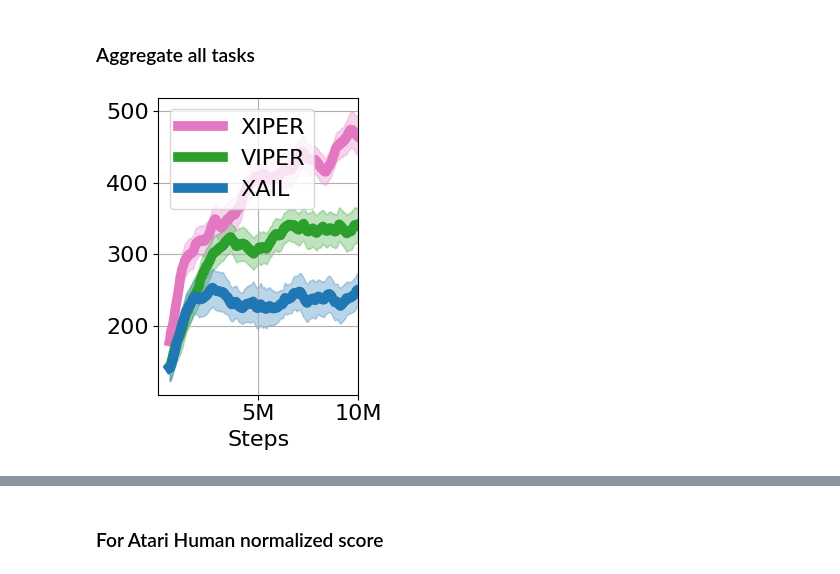
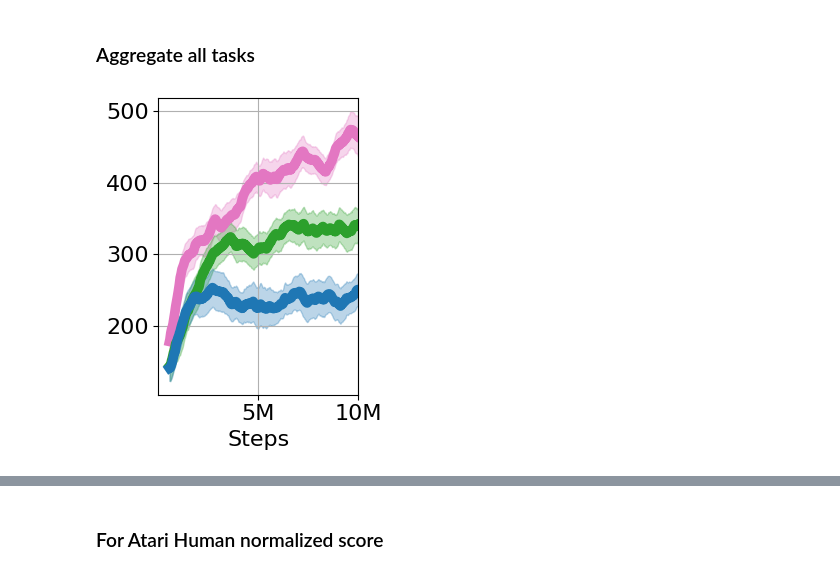
Before and after one commit to yangzhao-666/xiper, a Jupyter notebook: plot.ipynb, the cells around one changed output, grey strips where cells are left out. Cells and saved outputs as stored; diff of their text form; code cells hidden in the pictures.

```diff
--- a/plot.ipynb
+++ b/plot.ipynb
@@ -713,7 +713,7 @@ def aggregate_across_tasks(agent_task_folders, window_size=50, use_ste=True, red
 # ---------- Plotting ----------
 def plot_agents_across_tasks(agent_task_folders, labels=None, window_size=50, use_ste=True,
                              reduction="mean", color_list=['tab:green', 'tab:blue', 'tab:red', 'tab:orange', 'tab:purple'],
-                             figsize=(3,4)):
+                             figsize=(3,4), legend=True):
     plt.figure(figsize=figsize)
 
     for i, folders in enumerate(agent_task_folders):
@@ -733,7 +733,9 @@ def plot_agents_across_tasks(agent_task_folders, labels=None, window_size=50, us
     plt.xticks([5, 10], ['5M', '10M'])
     plt.xlabel("Steps")
     #plt.ylabel("Normalized Score")
-    plt.legend()
+    if legend:
+        plt.legend()
+
     plt.grid(True)
     plt.tight_layout()
     plt.xlim(0, 10)
@@ -748,32 +750,32 @@ agent_task_folders = [
      'logdir/DMC_results_xiper_viper/dmc_cup_catch/Xiper_ot_R/',
      'logdir/DMC_results_xiper_viper/dmc_pendulum_swingup/Xiper_ot_R/',
      'logdir/DMC_results_xiper_viper/dmc_quadruped_run/Xiper_ot_R/'
     ],
 
     ['logdir/DMC_results_xiper_viper/dmc_cheetah_run/Viper/',
      'logdir/DMC_results_xiper_viper/dmc_cartpole_balance/Viper/',
      'logdir/DMC_results_xiper_viper/dmc_cartpole_swingup/Viper/',
      'logdir/DMC_results_xiper_viper/dmc_quadruped_walk/Viper_3_seeds/',
      'logdir/DMC_results_xiper_viper/dmc_pointmass_easy/Viper/',
      'logdir/DMC_results_xiper_viper/dmc_cup_catch/Viper_3_seeds/',
      'logdir/DMC_results_xiper_viper/dmc_pendulum_swingup/Viper_3_seeds/',
      'logdir/DMC_results_xiper_viper/dmc_quadruped_run/Viper_3_seeds/'
     ],
       ['logdir/dmc_cheetah_run/XAIL/',
      'logdir/dmc_cartpole_balance/XAIL/',
      'logdir/dmc_cartpole_swingup/XAIL/',
      'logdir/dmc_quadruped_walk/XAIL/',
      'logdir/dmc_pointmass_easy/XAIL/',
      'logdir/dmc_cup_catch/XAIL/',
      'logdir/dmc_pendulum_swingup/XAIL/',
      'logdir/dmc_quadruped_run/XAIL/'
     ],
 ]
 
 labels = ['XIPER', 'VIPER', 'XAIL']
 color_list = ['tab:pink', 'tab:green', 'tab:blue']
 plot_agents_across_tasks(agent_task_folders, labels, window_size=50, color_list=color_list,
                          #reduction='median')
-                         reduction='mean')
+                         reduction='mean', legend=False)
 # %% [output]
-[figure, old version]
+[figure, new version]
```
Also changed, not shown: parts of 7 cells of this notebook, 6 other files.
